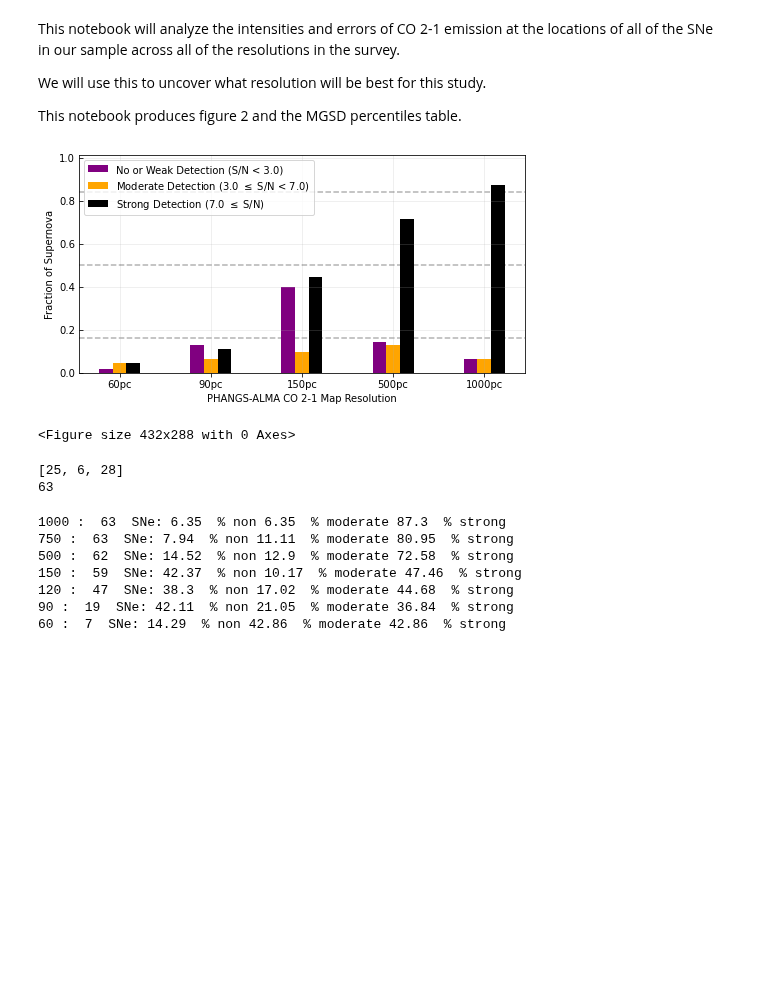
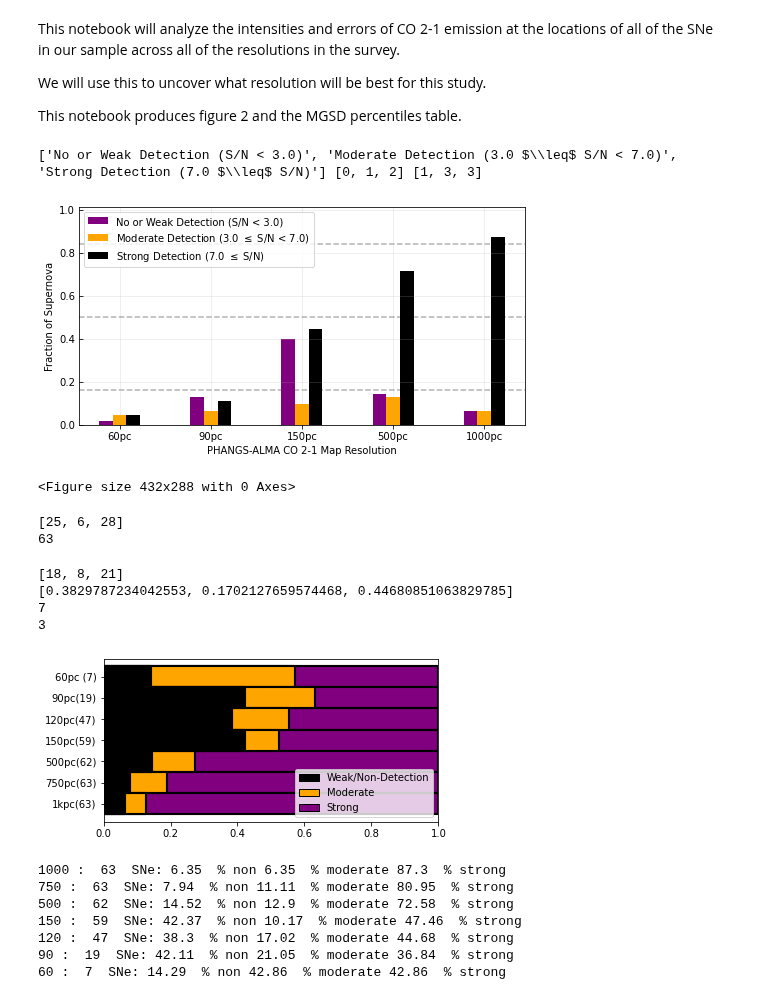
Before and after one commit to NessMayker/SNeCO, a Jupyter notebook: Code/3.1_Figure_2-Do_we_see_gas_at_supernova_locations.ipynb, the cells around one changed output. Saved outputs shown, nothing was run; the diff lists cells and outputs as text; code cells hidden in the pictures; blank space fills up the shorter version.

Commit message:
working on bar plot

```diff
--- a/Code/3.1_Figure_2-Do_we_see_gas_at_supernova_locations.ipynb
+++ b/Code/3.1_Figure_2-Do_we_see_gas_at_supernova_locations.ipynb
@@ -71,7 +71,7 @@ x150, x_pos150, bar150   = setupBar(low, high, database['pc150SNR'], '150pc')
 x500, x_pos500, bar500   = setupBar(low, high, database['pc500SNR'], '500pc')
 x750, x_pos750, bar750   = setupBar(low, high, database['pc750SNR'], '750pc')
 x1000, x_pos1000, bar1000 = setupBar(low, high, database['pc1000SNR'], '1000pc')
-
+print(x60, x_pos60,bar60)
 sampleSize = len(database['SN_name'])
 N = 5
 ind = np.arange(N)  # the x locations for the groups
@@ -116,10 +116,60 @@ plt.close()
 print(bar150)
 print(sampleSize)
 # %% [output]
+['No or Weak Detection (S/N < 3.0)', 'Moderate Detection (3.0 $\\leq$ S/N < 7.0)', 'Strong Detection (7.0 $\\leq$ S/N)'] [0, 1, 2] [1, 3, 3]
 [figure]
-<Figure size 432x288 with 0 Axes>
-[25, 6, 28]
-63
+<Figure size 432x288 with 0 Axes>
+[25, 6, 28]
+63
+# %%
+import seaborn as sns
+
+# Assign counts per day per type for multi colored bar plot
+
+counts, normVals = [],[]
+resolutions = ['60pc (7)', '90pc(19)', "120pc(47)", "150pc(59)", "500pc(62)", "750pc(63)", "1kpc(63)"]
+classifications = ["Weak/Non-Detection", "Moderate", "Strong"]
+barcounts = [bar60, bar90, bar120, bar150, bar500, bar750, bar1000]
+
+for i in range(len(resolutions)):
+    numWeak   = barcounts[i][0]
+    numMod    = barcounts[i][1]
+    numStrong = barcounts[i][2]
+    sumNum    = numWeak + numMod + numStrong
+    counts.append([numWeak, numMod, numStrong])
+    normVals.append([numWeak/sumNum, numMod/sumNum, numStrong/sumNum])
+print(counts[2])
+print(normVals[2])
+print(len(resolutions))
+print(len(classifications))
+
+indRes, indClass, indNorm, indSum = [],[],[],[]
+for i in range(len(resolutions)):
+    sum = 0
+    for j in range(len(classifications)):
+        indRes.append(resolutions[i])
+        indClass.append(classifications[j])
+        indNorm.append(normVals[i][j])
+        sum += normVals[i][j]
+        indSum.append(sum)
+
+
+handPalette = ["black", "orange", "purple"]
+f, ax = plt.subplots(nrows = 1, ncols = 1, figsize = (6,3))
+
+# sns.histplot(y=resolutions, hue=classifications, weights = indSum, multiple="stack", palette=handPalette, alpha = 1.0)
+sns.histplot(y=indRes, hue=indClass, weights = indSum, multiple="stack", discrete = True, fill=True, palette=handPalette, alpha = 1.0)
+
+ax.set_xlabel("", fontsize = 14)
+ax.set_xlim(0,1.0)
+
+f.savefig("../Figures/HorizontalBarPlot.png", bbox_inches = "tight", dpi = 300)
+# %% [output]
+[18, 8, 21]
+[0.3829787234042553, 0.1702127659574468, 0.44680851063829785]
+7
+3
+[figure, added]
 # %%
 def printStats(bar, res):
     numSNe = np.sum(bar)
```
Also changed, not shown: 2 other files.
